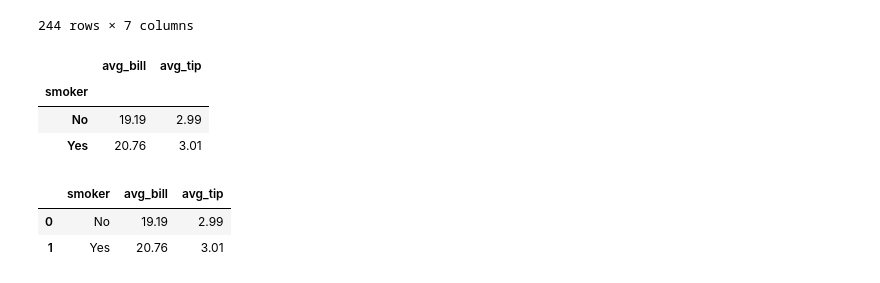
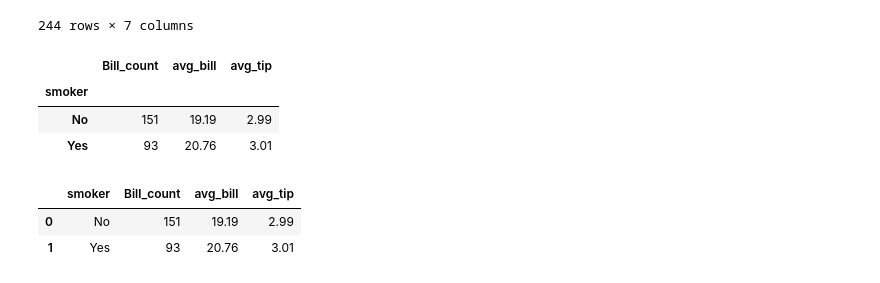
Before and after one commit to Jainabhi90/AI-ML-class-practice-, a Jupyter notebook: pandasNotebook/classMe.ipynb, the cells around one changed output. Drawn from its saved outputs; the diff is of its cells as text; code cells hidden in the pictures.

```diff
--- a/pandasNotebook/classMe.ipynb
+++ b/pandasNotebook/classMe.ipynb
@@ -305,20 +305,21 @@ df
 244 rows × 7 columns
 # %%
 smk = df.groupby("smoker").agg(
+    Bill_count = ("total_bill","size"),
     avg_bill = ("total_bill","mean"),
     avg_tip =("tip","mean")
 ).round(2)
 smk
 # %% [output]
-|  | avg_bill | avg_tip |
-| smoker |  |  |
-| No | 19.19 | 2.99 |
-| Yes | 20.76 | 3.01 |
+|  | Bill_count | avg_bill | avg_tip |
+| smoker |  |  |  |
+| No | 151 | 19.19 | 2.99 |
+| Yes | 93 | 20.76 | 3.01 |
 # %%
 smk.to_csv("smoker.csv")
 hw = pd.read_csv("smoker.csv")
 hw.head()
 # %% [output]
-|  | smoker | avg_bill | avg_tip |
-| 0 | No | 19.19 | 2.99 |
-| 1 | Yes | 20.76 | 3.01 |
+|  | smoker | Bill_count | avg_bill | avg_tip |
+| 0 | No | 151 | 19.19 | 2.99 |
+| 1 | Yes | 93 | 20.76 | 3.01 |
```
Also changed, not shown: parts of 8 cells of this notebook, 1 other file.
